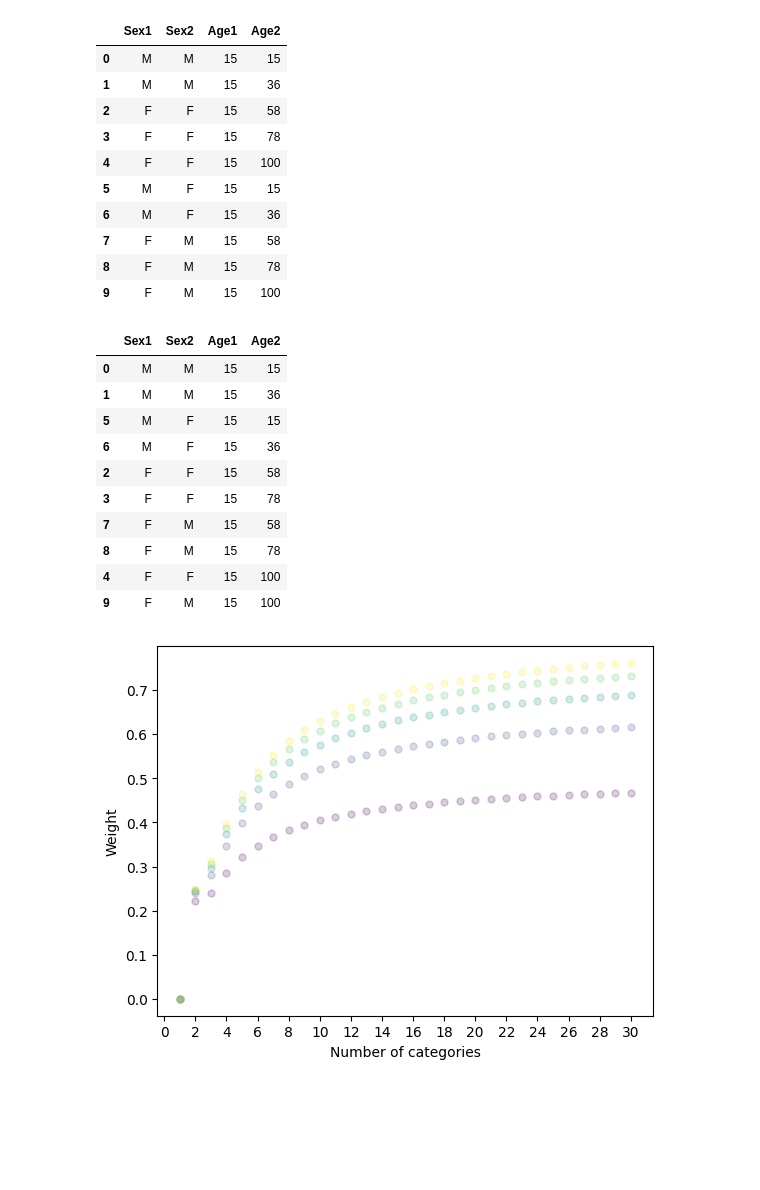
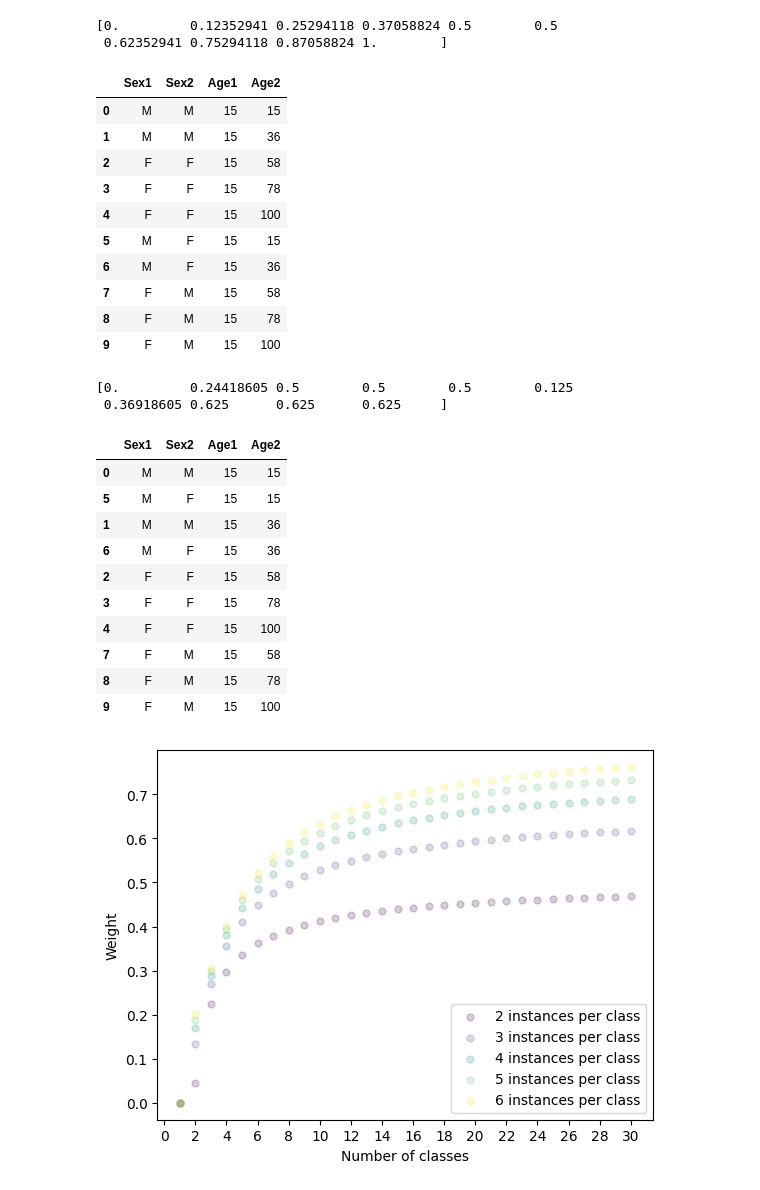
Before and after one commit to chrico-bu-uab/gower, a Jupyter notebook: examples.ipynb, the cells around one changed output. Saved outputs shown, nothing was run; the diff lists cells and outputs as text; code cells hidden in the pictures; blank space fills up the shorter version.

```diff
--- a/examples.ipynb
+++ b/examples.ipynb
@@ -2,21 +3,2 @@
 import pandas as pd
 from gower.gower_dist import *
-# %%
-a = ['a'] * 10
-b = list('abcdefghij')
-c = ['a'] * 1 + ['b'] * 9
-d = ['a'] * 2 + ['b'] * 8
-e = ['a'] * 5 + ['b'] * 5
-f = ['a'] * 4 + ['b'] * 6
-g = ['a'] * 3 + ['b'] * 7
-h = list('abcdeabcde')
-i = ['a'] * 1 + ['b'] * 3 + ['c'] * 3 + ['d'] * 3
-j = ['a'] * 1 + ['b'] * 1 + ['c'] * 1 + ['d'] * 1 + ['e'] * 1 + ['f'] * 1 + ['g'] * 1 + ['h'] * 3
-k = ['a'] * 1 + ['b'] * 2 + ['c'] * 2 + ['d'] * 5
-l = ['a'] * 1 + ['b'] * 1 + ['c'] * 4 + ['d'] * 4
-m = ['a'] * 1 + ['b'] * 1 + ['c'] * 1 + ['d'] * 7
-n = ['a'] * 1 + ['b'] * 1 + ['c'] * 1 + ['d'] * 1 + ['e'] * 1 + ['f'] * 1 + ['g'] * 4
-o = ['a'] * 1 + ['b'] * 1 + ['c'] * 1 + ['d'] * 1 + ['e'] * 6
-p = ['a'] * 1 + ['b'] * 1 + ['c'] * 1 + ['d'] * 1 + ['e'] * 1 + ['f'] * 5
-
-dict(zip(list("abcdefghijklmnop"), process_map(get_cat_weight, np.array([a, b, c, d, e, f, g, h, i, j, k, l, m, n, o, p]))))
@@ -43,8 +8,12 @@ df = pd.DataFrame({"Sex1": ["M", "M", "F", "F", "F", "M", "M", "F", "F", "F"],
                    "Age1": [15] * 10,
                    "Age2": [15, 36, 58, 78, 100, 15, 36, 58, 78, 100]})
 # %%
-df.loc[np.argsort(np.diag(gower_matrix(df[["Sex1", "Age1"]].to_numpy(), df[["Sex2", "Age2"]].to_numpy(), weight=np.ones(2))))]
+distances = np.diag(gower_matrix(df[["Sex1", "Age1"]].to_numpy(), df[["Sex2", "Age2"]].to_numpy(), weight=np.ones(2)))
+print(distances)
+df.loc[np.argsort(distances)]
 # %% [output]
+[0.         0.12352941 0.25294118 0.37058824 0.5        0.5
+ 0.62352941 0.75294118 0.87058824 1.        ]
 |  | Sex1 | Sex2 | Age1 | Age2 |
 | 0 | M | M | 15 | 15 |
 | 1 | M | M | 15 | 36 |
@@ -57,35 +26,40 @@ df.loc[np.argsort(np.diag(gower_matrix(df[["Sex1", "Age1"]].to_numpy(), df[["Sex
 | 8 | F | M | 15 | 78 |
 | 9 | F | M | 15 | 100 |
 # %%
-df.loc[np.argsort(np.diag(gower_matrix(df[["Sex1", "Age1"]].to_numpy(), df[["Sex2", "Age2"]].to_numpy())))]
+distances = np.diag(gower_matrix(df[["Sex1", "Age1"]].to_numpy(), df[["Sex2", "Age2"]].to_numpy(), R=(25, 75)))
+print(distances)
+df.loc[np.argsort(distances)]
 # %% [output]
+[0.         0.24418605 0.5        0.5        0.5        0.125
+ 0.36918605 0.625      0.625      0.625     ]
 |  | Sex1 | Sex2 | Age1 | Age2 |
 | 0 | M | M | 15 | 15 |
+| 5 | M | F | 15 | 15 |
 | 1 | M | M | 15 | 36 |
-| 5 | M | F | 15 | 15 |
 | 6 | M | F | 15 | 36 |
 | 2 | F | F | 15 | 58 |
 | 3 | F | F | 15 | 78 |
+| 4 | F | F | 15 | 100 |
 | 7 | F | M | 15 | 58 |
 | 8 | F | M | 15 | 78 |
-| 4 | F | F | 15 | 100 |
 | 9 | F | M | 15 | 100 |
 # %%
 import matplotlib.pyplot as plt
 import matplotlib.colors as mcolors
 
 colors = mcolors._colors_full_map
 
 for i in range(1, 31):
     X = []
     for j in range(2, 7):
         x = get_cat_weight(list(''.join(chr(k) for k in range(i))) * j)
         plt.scatter(i, x, c=j, alpha=0.2, s=25, vmin=2, vmax=6)
         X.append(x)
 plt.xticks(range(0, 31, 2))
-plt.xlabel("Number of categories")
+plt.xlabel("Number of classes")
 plt.ylabel("Weight")
+plt.legend([f"{i} instances per class" for i in range(2, 7)])
 
 plt.show()
 # %% [output]
-[figure, old version]
+[figure, new version]
```
Also changed, not shown: parts of 9 cells of this notebook, 4 other files.
